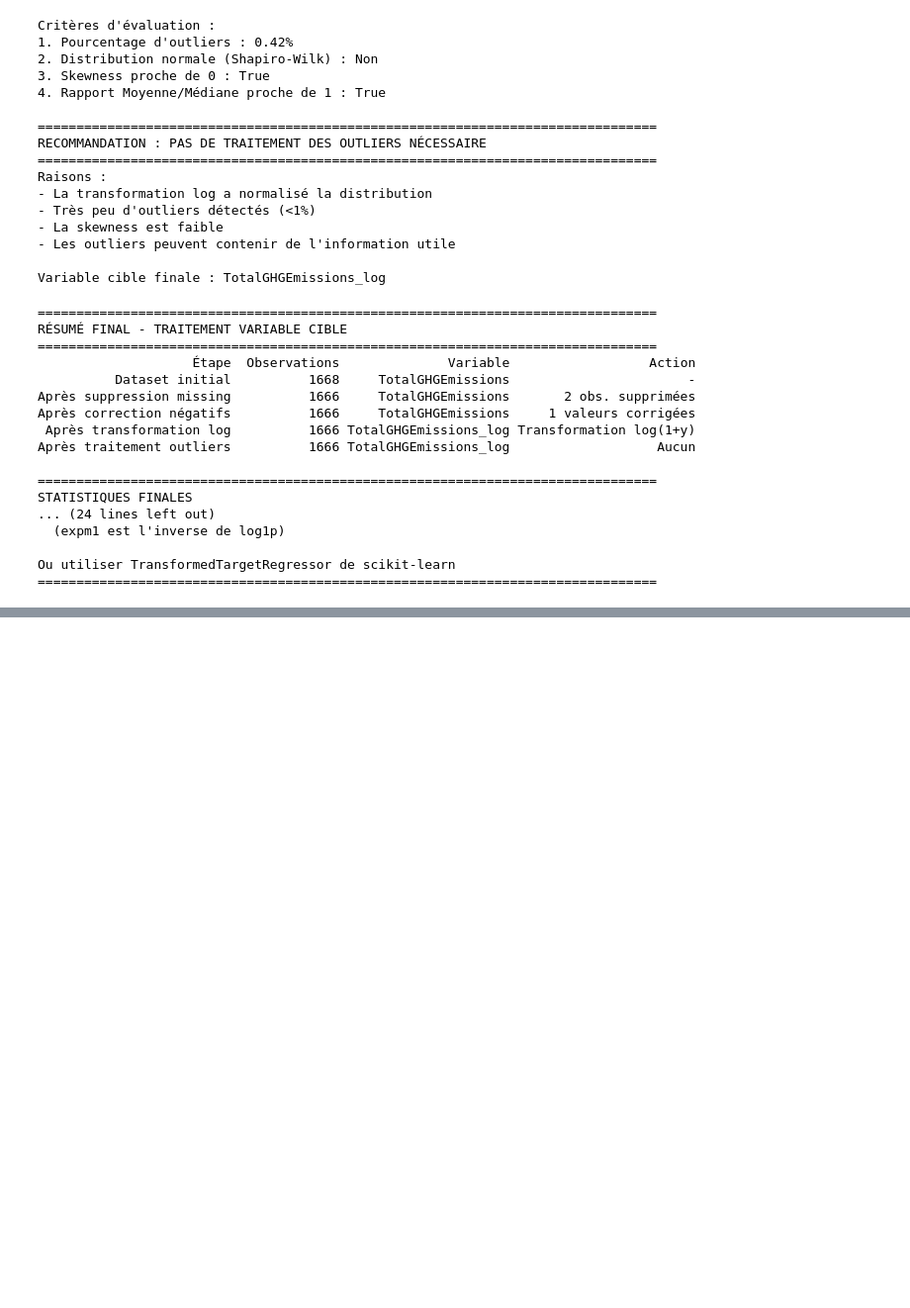
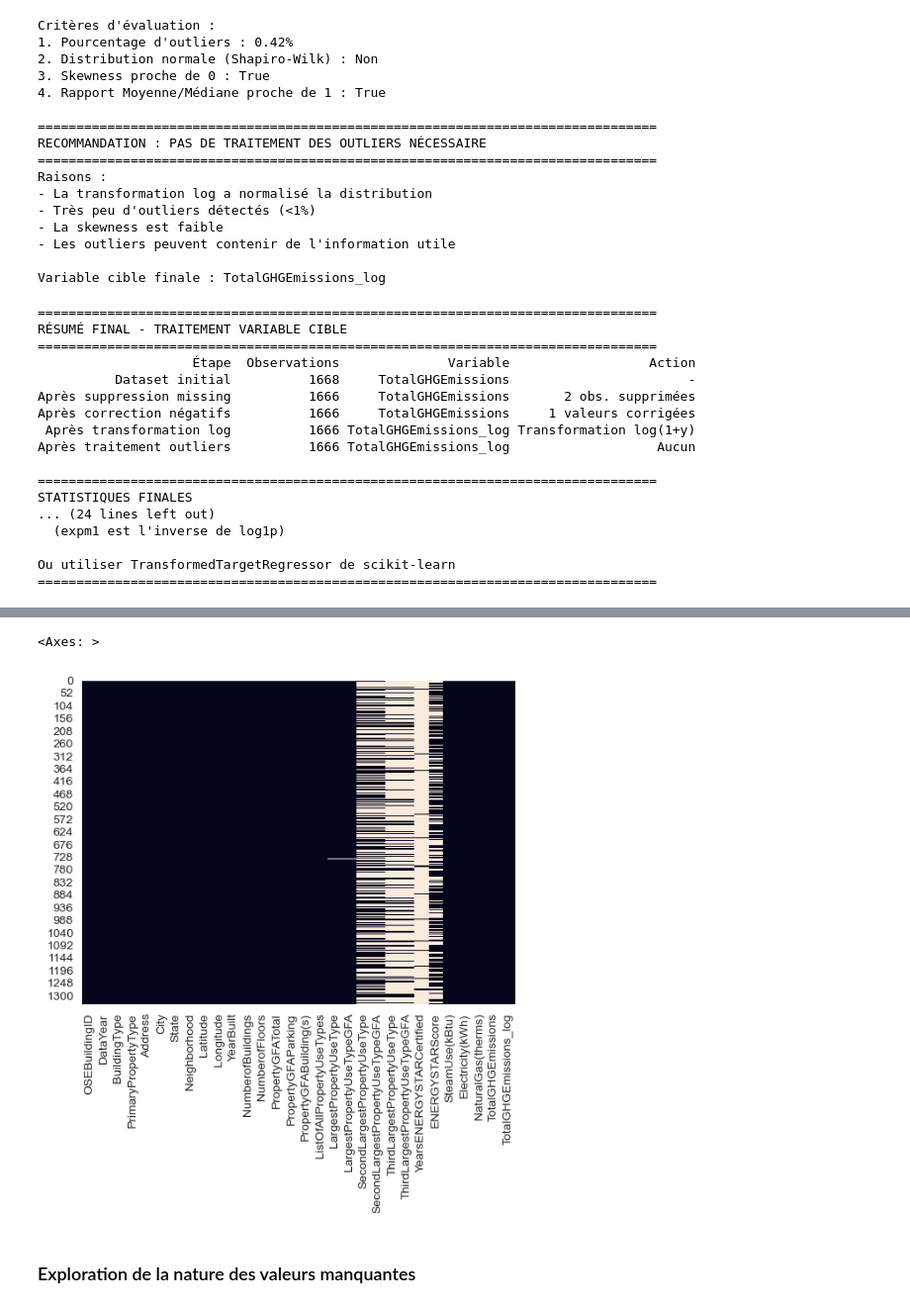
Before and after one commit to Salla06/CO2-Emission-in-Seattle-REGO3, a Jupyter notebook: notebooks/02_processing.ipynb, the cells around one changed output, grey strips where cells are left out. Shown at 99% size. Drawn from its saved outputs; the diff is of its cells as text; code cells hidden in the pictures; blank space fills up the shorter version.

```diff
--- a/notebooks/processing.ipynb
+++ b/notebooks/02_processing.ipynb
@@ -680,0 +659,17 @@ None
+# %%
+variables_suppr = ['NaturalGas(kBtu)',
+    'SiteEUI(kBtu/sf)', 'SiteEUIWN(kBtu/sf)',
+    'SourceEUI(kBtu/sf)', 'SourceEUIWN(kBtu/sf)',
+    'SiteEnergyUse(kBtu)', 'SiteEnergyUseWN(kBtu)',
+    'GHGEmissionsIntensity', 'Electricity(kBtu)',]
+
+var_id_inutiles = ['TaxParcelIdentificationNumber', 'DefaultData',
+                    'PropertyName','Comments', 'ComplianceStatus',
+                    'Outlier', 'ZipCode', 'CouncilDistrictCode']
+# %%
+# Suppression des variables inutiles du dataset
+df = df.drop(columns=variables_suppr + var_id_inutiles)
+
+
+print(f"Shape après suppression : {df.shape}")
+print(f"Colonnes restantes : {list(df.columns)}")
@@ -680,0 +704,11 @@ None
+# %%
+# Séparation
+train_df, test_df = train_test_split(
+    df,
+    test_size=TEST_SIZE,
+    random_state=RANDOM_STATE
+
+)
+
+train_df = train_df.reset_index(drop=True)
+test_df = test_df.reset_index(drop=True)
@@ -1137,0 +867,8 @@ print("\nTraitement terminé avec succès!")
+# %%
+
+sns.heatmap(train_df.isnull(), cbar=False)
+# %% [output]
+<Axes: >
+[figure, added]
+# %% [markdown]
+### Exploration de la nature des valeurs manquantes
```
Also changed, not shown: parts of 59 cells of this notebook, 11 other files.
